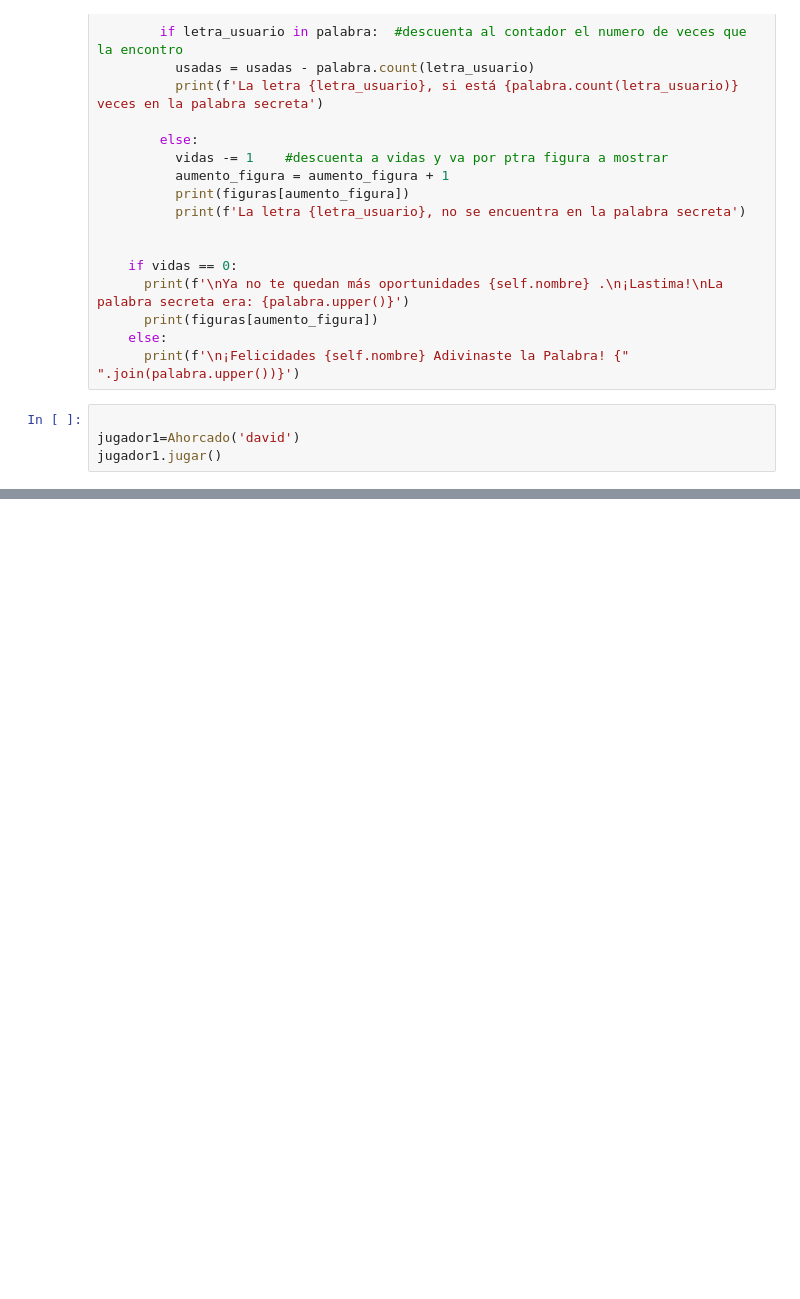
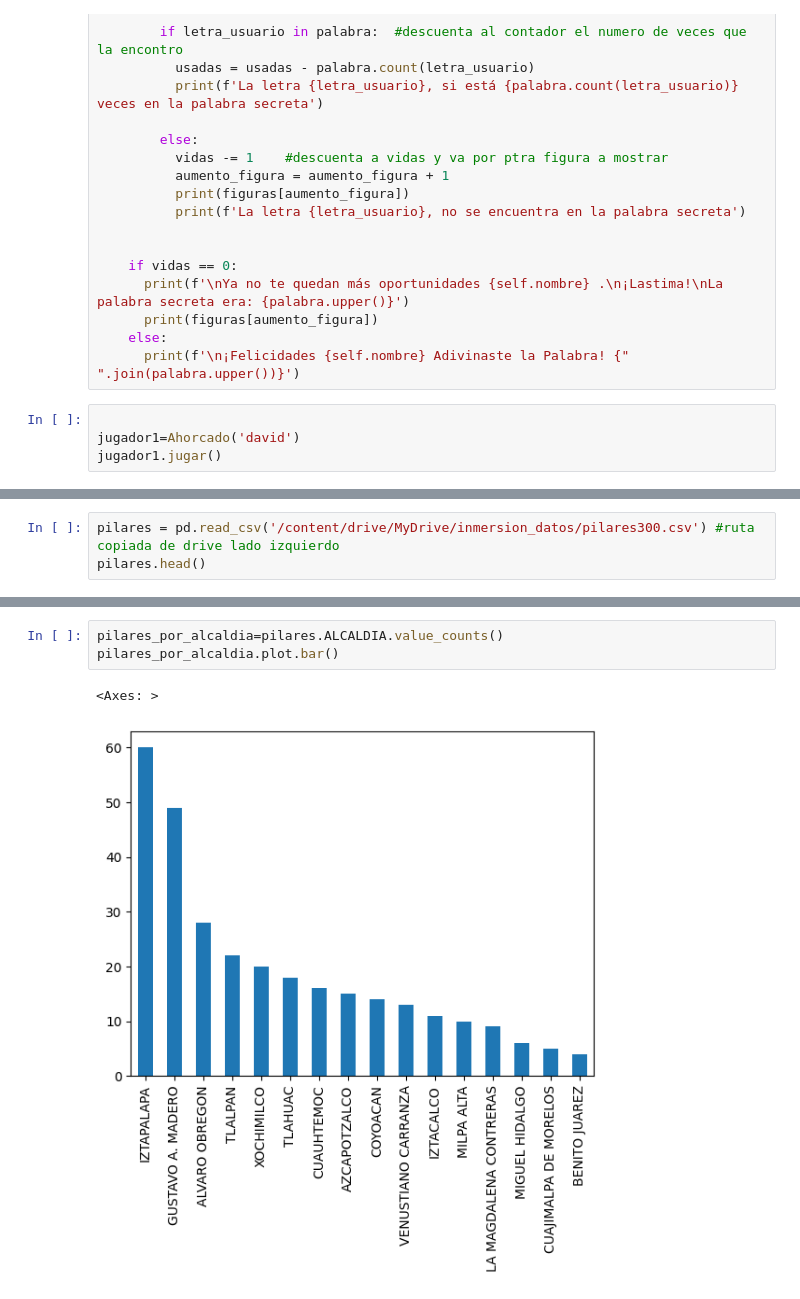
Before and after one commit to escuelaDeCodigoMargaritaMaza/Python, a Jupyter notebook: CuadernoTrabajo.ipynb, the cells around one changed output, grey strips where cells are left out. Cells and saved outputs as stored; diff of their text form; blank space fills up the shorter version.

```diff
--- a/CuadernoTrabajo.ipynb
+++ b/CuadernoTrabajo.ipynb
@@ -1750,0 +1991,3 @@ jugador1.jugar()
+# %%
+pilares = pd.read_csv('/content/drive/MyDrive/inmersion_datos/pilares300.csv') #ruta copiada de drive lado izquierdo
+pilares.head()
@@ -1750,0 +2066,6 @@ jugador1.jugar()
+# %%
+pilares_por_alcaldia=pilares.ALCALDIA.value_counts()
+pilares_por_alcaldia.plot.bar()
+# %% [output]
+<Axes: >
+[figure, added]
```
Also changed, not shown: parts of 48 cells of this notebook.
